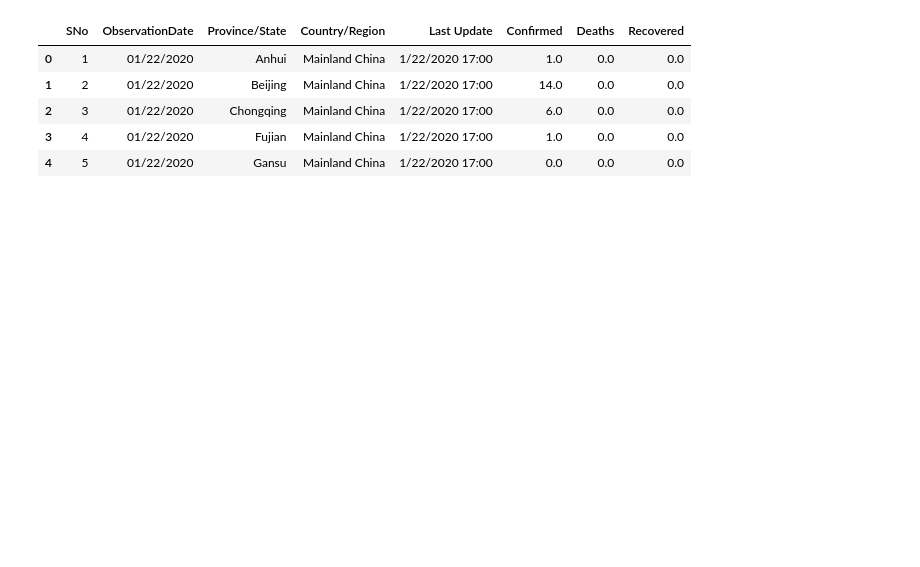
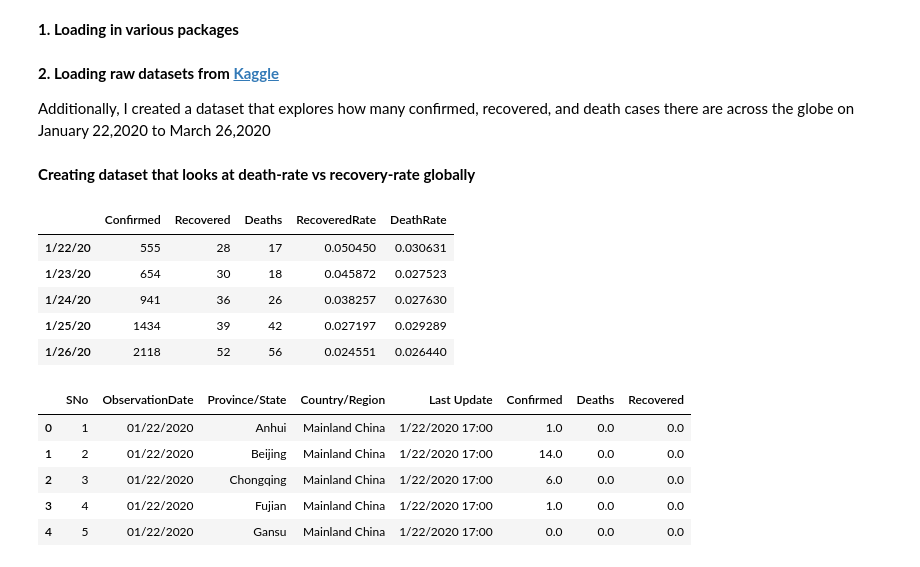
Before and after one commit to akats16/CoronaVirusAnalysis, a Jupyter notebook: ExploringCovid.ipynb, the cells around one changed output. Cells and saved outputs as stored; diff of their text form; code cells hidden in the pictures; blank space fills up the shorter version.

```diff
--- a/ExploringCovid.ipynb
+++ b/ExploringCovid.ipynb
@@ -1,5 +1,7 @@
 # %% [markdown]
 <a href="https://colab.research.google.com/github/akats16/CoronaVirusAnalysis/blob/master/ExploringCovid.ipynb" target="_parent"><img src="https://colab.research.google.com/assets/colab-badge.svg" alt="Open In Colab"/></a>
+# %% [markdown]
+**1. Loading in various packages**
 # %%
 import pandas as pd
 import numpy as np
@@ -9,8 +12,40 @@ import plotly.express as px
+# %% [markdown]
+**2. Loading raw datasets from [Kaggle](https://www.kaggle.com/tags/covid19)**
+
+Additionally, I created a dataset that explores how many confirmed, recovered, and death cases there are across the globe on January 22,2020 to March 26,2020
 # %%
 covidData = pd.read_csv('covid_19_data.csv')
 confirmedCases = pd.read_csv('time_series_covid_19_confirmed.csv')
+recoveredCases= pd.read_csv('time_series_covid_19_recovered.csv')
+deathCases= pd.read_csv('time_series_covid_19_deaths.csv')
 confirmedSub = confirmedCases[['Province/State', 'Country/Region', 'Lat', 'Long']]
 locationCovid = pd.merge(covidData, confirmedSub, on=['Province/State','Country/Region'])
+# %% [markdown]
+**Creating dataset that looks at death-rate vs recovery-rate globally**
+# %%
+firstDayConfirmed = confirmedCases.columns.str.startswith('1', na=False)
+firstIndexConfirmed = int(next((i for i, j in enumerate(firstDayConfirmed) if j), None))
+
+rowNames = ['Confirmed', 'Recovered', 'Death']
+totalConfirmedPerDay = confirmedCases.iloc[:,firstIndexConfirmed:len(confirmedCases)].agg([sum])
+total1 = totalConfirmedPerDay.append(recoveredCases.iloc[:,firstIndexConfirmed:len(confirmedCases)].agg([sum]))
+totalCases = total1.append(deathCases.iloc[:,firstIndexConfirmed:len(confirmedCases)].agg([sum]))
+
+totalCases = totalCases.transpose()
+totalCases.columns = ['Confirmed', 'Recovered', 'Deaths']
+
+totalCases['RecoveredRate'] = totalCases['Recovered']/totalCases['Confirmed']
+totalCases['DeathRate'] = totalCases['Deaths']/totalCases['Confirmed']
+
+
+totalCases.head()
+# %% [output]
+|  | Confirmed | Recovered | Deaths | RecoveredRate | DeathRate |
+| 1/22/20 | 555 | 28 | 17 | 0.050450 | 0.030631 |
+| 1/23/20 | 654 | 30 | 18 | 0.045872 | 0.027523 |
+| 1/24/20 | 941 | 36 | 26 | 0.038257 | 0.027630 |
+| 1/25/20 | 1434 | 39 | 42 | 0.027197 | 0.029289 |
+| 1/26/20 | 2118 | 52 | 56 | 0.024551 | 0.026440 |
 # %%
 covidData.head()
 # %% [output]
```
Also changed, not shown: parts of 3 cells of this notebook.
